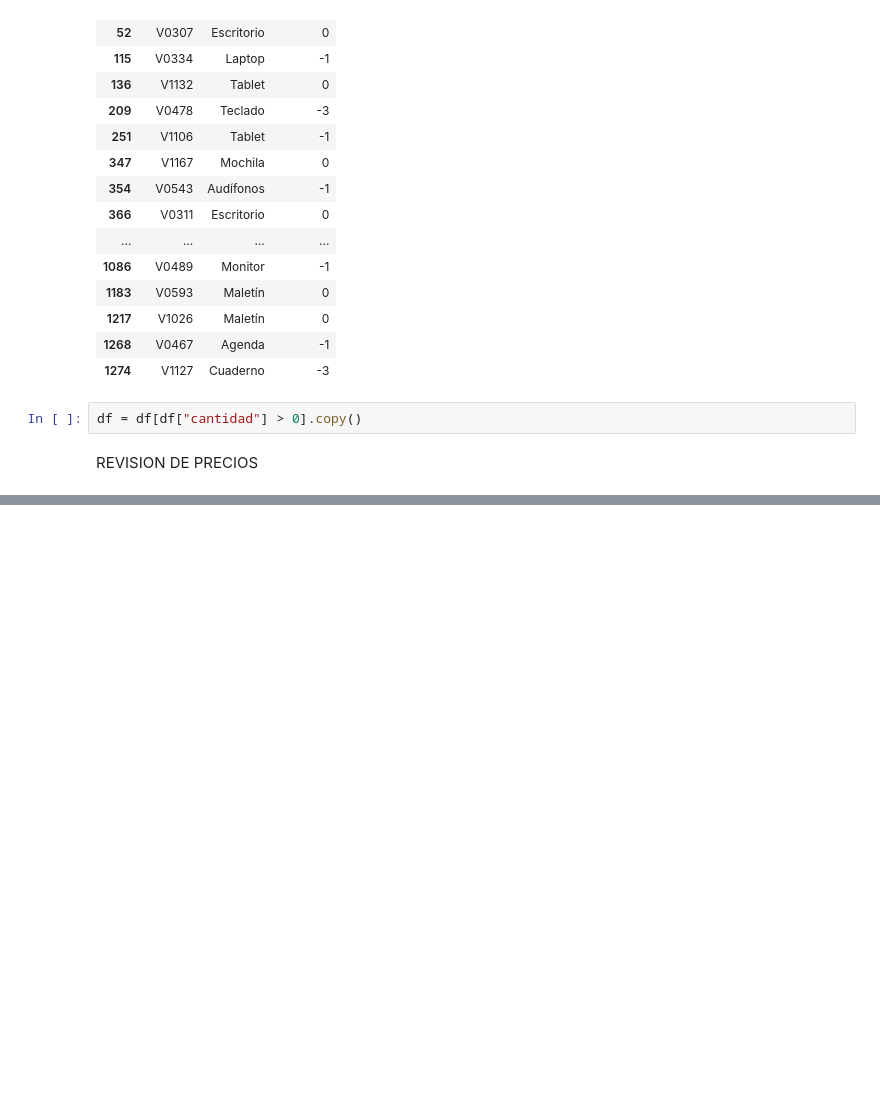
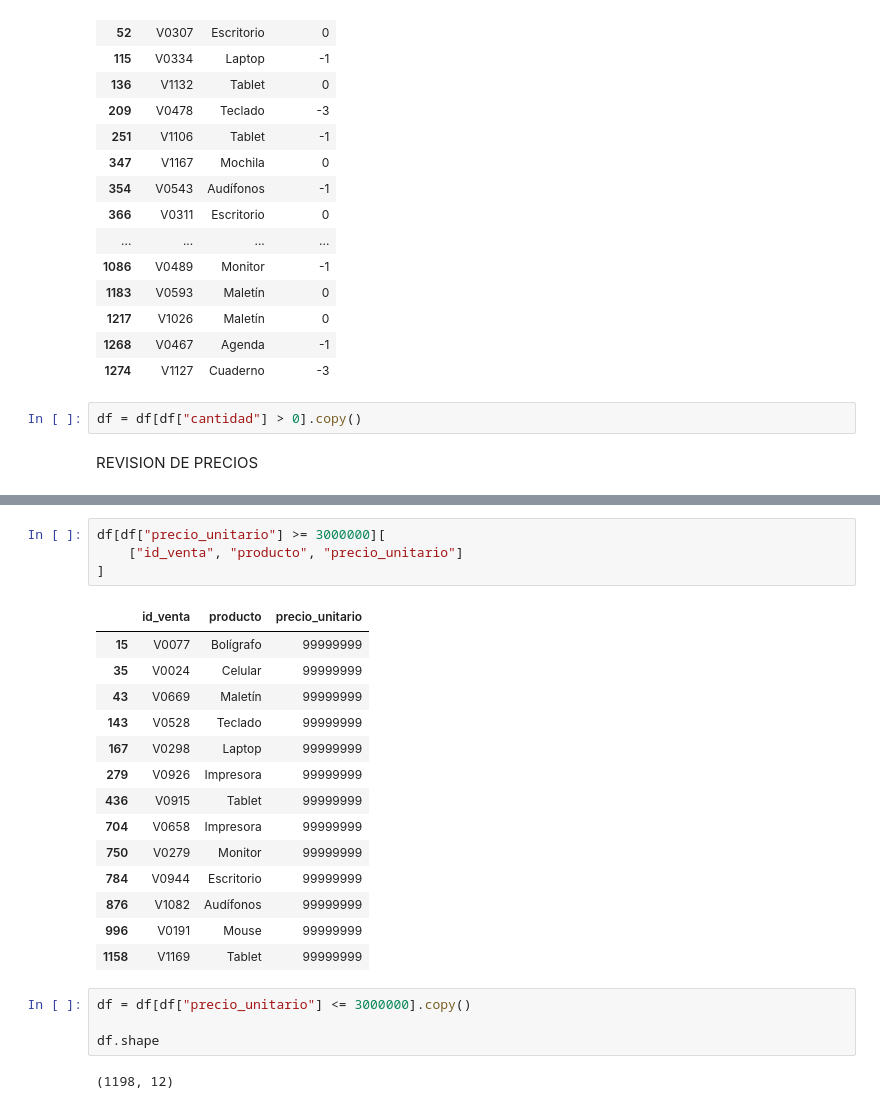
Before and after one commit to maria-romerol/Entregables-BIT-MariaRomero, a Jupyter notebook: Actividad 20261015/13102026.ipynb, the cells around one changed output, grey strips where cells are left out. Cells and saved outputs as stored; diff of their text form; blank space fills up the shorter version.

```diff
--- a/Actividad 20261015/13102026.ipynb
+++ b/Actividad 20261015/13102026.ipynb
@@ -683,0 +718,25 @@ REVISION DE PRECIOS
+# %%
+df[df["precio_unitario"] >= 3000000][
+    ["id_venta", "producto", "precio_unitario"]
+]
+# %% [output]
+|  | id_venta | producto | precio_unitario |
+| 15 | V0077 | Bolígrafo | 99999999 |
+| 35 | V0024 | Celular | 99999999 |
+| 43 | V0669 | Maletín | 99999999 |
+| 143 | V0528 | Teclado | 99999999 |
+| 167 | V0298 | Laptop | 99999999 |
+| 279 | V0926 | Impresora | 99999999 |
+| 436 | V0915 | Tablet | 99999999 |
+| 704 | V0658 | Impresora | 99999999 |
+| 750 | V0279 | Monitor | 99999999 |
+| 784 | V0944 | Escritorio | 99999999 |
+| 876 | V1082 | Audífonos | 99999999 |
+| 996 | V0191 | Mouse | 99999999 |
+| 1158 | V1169 | Tablet | 99999999 |
+# %%
+df = df[df["precio_unitario"] <= 3000000].copy()
+
+df.shape
+# %% [output]
+(1198, 12)
```
Also changed, not shown: parts of 17 cells of this notebook, 4 other files.
